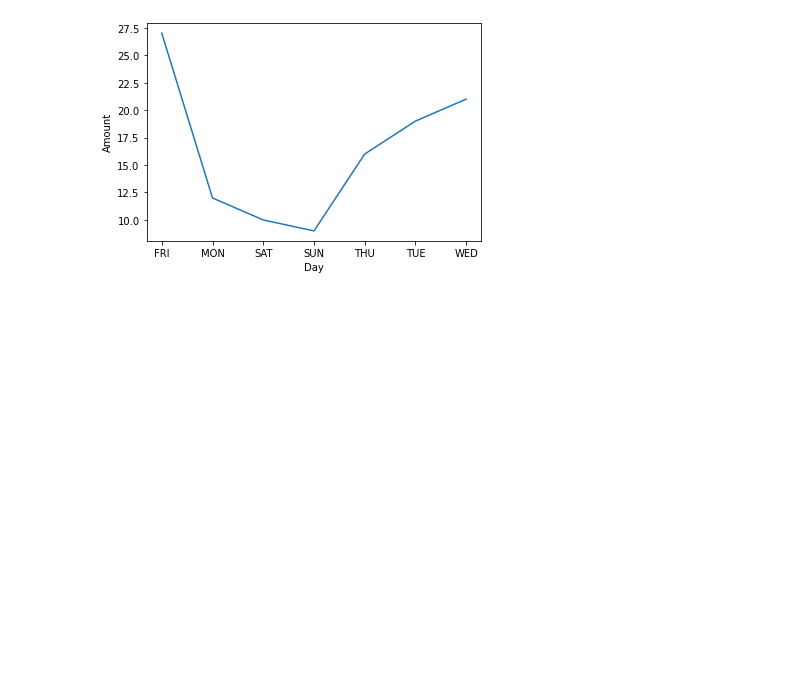
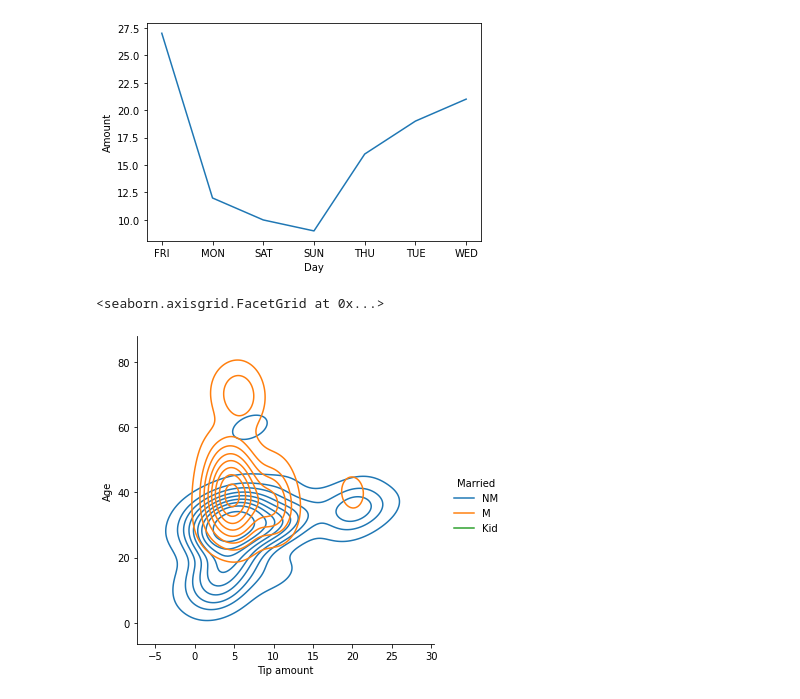
Before and after one commit to ingimar-eyfjord/Hair_tip_data_analysis, a Jupyter notebook: Hair_tip_data_analysis.ipynb, the cells around one changed output. Cells and saved outputs as stored; diff of their text form; code cells hidden in the pictures; blank space fills up the shorter version.

Commit message:
add facet grid and displot

```diff
--- a/Hair_tip_data_analysis.ipynb
+++ b/Hair_tip_data_analysis.ipynb
@@ -234,3 +234,9 @@ sns.lineplot(data=Regression, x="Day", y="Amount")
 # %% [output]
 <AxesSubplot:xlabel='Day', ylabel='Amount'>
 [figure]
+# %%
+dataset = HairCutBatch
+sns.displot(dataset, x="Tip amount", y="Age", hue="Married", kind="kde")
+# %% [output]
+<seaborn.axisgrid.FacetGrid at 0x...>
+[figure, added]
```
Also changed, not shown: parts of 4 cells of this notebook.
